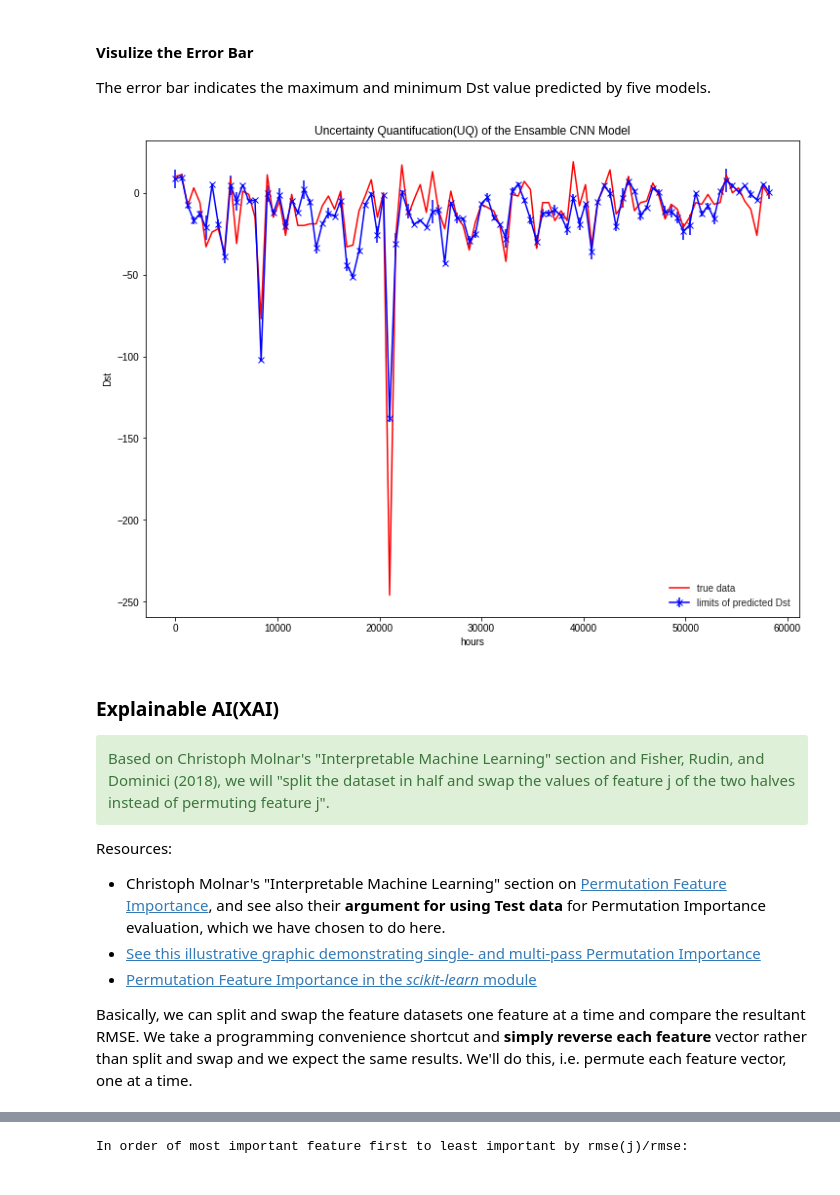
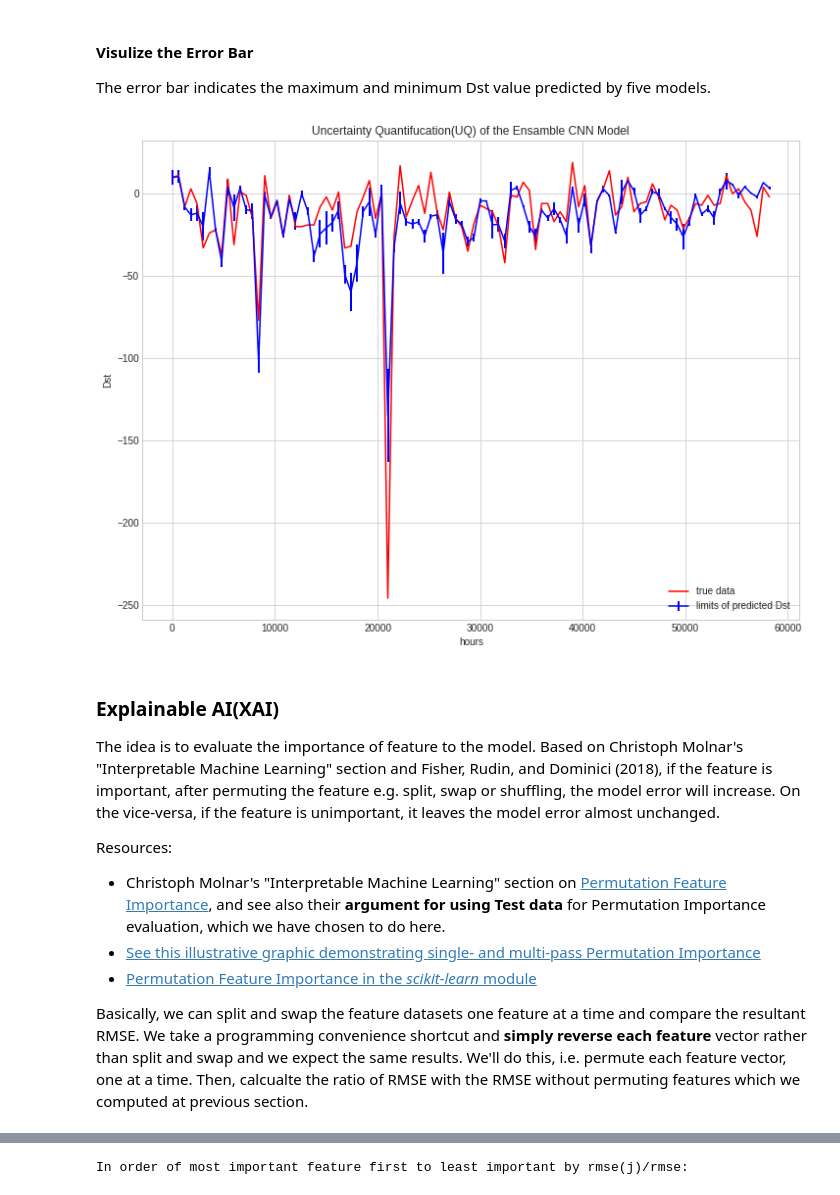
Before and after one commit to ai2es/tai4es-trustathon-2022, a Jupyter notebook: space/magnet_cnn_tutorial.ipynb, the cells around one changed output, grey strips where cells are left out. Cells and saved outputs as stored; diff of their text form; code cells hidden in the pictures.

```diff
--- a/space/magnet_cnn_tutorial.ipynb
+++ b/space/magnet_cnn_tutorial.ipynb
@@ -779,7 +812,8 @@ def predict_batch(
     model_t_plus_one_arr: List[tf.keras.Model],
     norm_df: pd.DataFrame,
     frequency: str,
-    comb_model: bool = False,
+    output_folder: str,
+    comb_model: bool = False
 ) -> Tuple[pd.DataFrame, List, List]:
     """
     Make predictions for multiple times; faster than ``predict_one_time``.
@@ -797,6 +831,7 @@ def predict_batch(
         model_t_plus_one_arr: List of models for time ``(t + 1)``
         norm_df: Scaling factors to normalize the data
         frequency: frequency of the model, "minute", "hour" or "hybrid"
+        output_folder: Path to the directory where normalisation dataframe will be saved
         comb_model: if ``True`` assumes a single model that predicts ``t`` and ``t+1``
 
     Returns:
@@ -832,7 +867,7 @@ def predict_batch(
     # prepare data
     if frequency == "minute":
         solar, train_cols = prepare_data_1_min(
-            solar.copy(), sunspots.copy(), norm_df=norm_df
+            solar.copy(), sunspots.copy(), output_folder=output_folder, norm_df=norm_df
         )
     elif frequency == "hour":
         solar, train_cols = prepare_data_hourly(
@@ -908,13 +943,8 @@ def predict_batch(
     return predictions, t0_predictions_set, t1_predictions_set
 # %%
 # measure performance
-model_t_arr, model_t_plus_1_arr, norm_df = load_models(output_folder, 1)
-dst_test["timedelta"] = pd.to_timedelta(dst_test["timedelta"])
-# exclude times in the first week + 1 hour of dst_test
-dst_test = dst_test.loc[dst_test["timedelta"] >= dt.timedelta(days=7, hours=1)].copy()
-
 predictions, t0_predictions_set, t1_predictions_set = predict_batch(
-    solar_test.copy(), sunspots_test, dst_test, model_t_arr, model_t_plus_1_arr, norm_df, "minute"
+    solar_test.copy(), sunspots_test, dst_test, model_t_arr, model_t_plus_1_arr, norm_df, "minute", output_folder
 )
 
 dst_test_1_min = pd.merge(dst_test, predictions, "left", ["timedelta", "period"])
@@ -939,11 +973,11 @@ RMSE for time t+1: 11.90
 # %%
-# select the max and min based on time for each five models
-def creat_model_uncertainty_array(N: int, predictions_set: List):
+# define the function for selecting the max and min difference based in each time steps for each five models
+def creat_model_uncertainty_array(N: int, predictions_set: List, ave_predictions_set: List):
     uncertainty = []
     for j in range(N):
         tmp_arr = []
         for i in range(len(predictions_set)):
-            tmp_arr.append(predictions_set[i][j])
+            tmp_arr.append(predictions_set[i][j] - ave_predictions_set[j])
         max_val = np.max(tmp_arr)
         min_val = np.min(tmp_arr)
         uncertainty.append(max_val - min_val)
@@ -981,10 +1015,10 @@ def plot_ErrorBar(true_dst: np.ndarray, predict_dst: np.ndarray, uncertainty: Li
     time, true, pred, predErr = select_by_freq(true_dst, predict_dst, uncertainty, freq)
 
     plt.plot(time, true, color="r", label="true data")
-    plt.errorbar(time, pred, predErr, color="b", label="limits of predicted Dst", fmt="x-")
+    plt.errorbar(time, pred, predErr, color="b", label="limits of predicted Dst", elinewidth = 2)
 
     plt.style.use('seaborn-whitegrid')
-    plt.title("Uncertainty Quantifucation(UQ) of the Ensamble CNN Model")
+    plt.title("Uncertainty Quantification(UQ) of the Ensamble CNN Model")
     plt.legend(loc='lower right')
     plt.xlabel("hours")
     plt.ylabel("Dst")
@@ -995,27 +1029,26 @@ The error bar indicates the maximum and minimum Dst value predicted by five mode
 # %%
 # plot the limits for the prediction model
 N = len(predictions)
-t0_uncern = creat_model_uncertainty_array(N, t0_predictions_set)
+t0_uncern = creat_model_uncertainty_array(N, t0_predictions_set, predictions["prediction_t"].values)
 time_arr = dst_test["timedelta"].values
 
 # Assign the number of frequency to plot the error bar.
 freq = 600
 plot_ErrorBar(dst_test_1_min["dst"].values, dst_test_1_min["prediction_t"].values, t0_uncern, freq)
 # %% [output]
-[figure, old version]
+[figure, new version]
 # %% [markdown]
 ### Explainable AI(XAI)
 
-<div class="alert alert-block alert-success">
-Based on Christoph Molnar's "Interpretable Machine Learning" section and Fisher, Rudin, and Dominici (2018), we will "split the dataset in half and swap the values of feature j of the two halves instead of permuting feature j".
-</div>
+The idea is to evaluate the importance of feature to the model. Based on Christoph Molnar's "Interpretable Machine Learning" section and Fisher, Rudin, and Dominici (2018), if the feature is important, after permuting the feature e.g. split, swap or shuffling, the model error will increase. On the vice-versa, if the feature is unimportant, it leaves the model error almost unchanged.
+
 
 Resources:
 *   Christoph Molnar's "Interpretable Machine Learning" section on [Permutation Feature Importance](https://christophm.github.io/interpretable-ml-book/feature-importance.html), and see also their <b>argument for using Test data</b> for Permutation Importance evaluation, which we have chosen to do here.
 *   [See this illustrative graphic demonstrating single- and multi-pass Permutation Importance](https://permutationimportance.readthedocs.io/en/latest/methods.html#permutation-importance)
 *   [Permutation Feature Importance in the <i>scikit-learn</i> module](https://scikit-learn.org/stable/modules/permutation_importance.html)
 
-Basically, we can split and swap the feature datasets one feature at a time and compare the resultant RMSE. We take a programming convenience shortcut and <b>simply reverse each feature</b> vector rather than split and swap and we expect the same results. We'll do this, i.e. permute each feature vector, one at a time.
+Basically, we can split and swap the feature datasets one feature at a time and compare the resultant RMSE. We take a programming convenience shortcut and <b>simply reverse each feature</b> vector rather than split and swap and we expect the same results. We'll do this, i.e. permute each feature vector, one at a time. Then, calcualte the ratio of RMSE with the RMSE without permuting features which we computed at previous section.
 # %%
 def permutation_importance(solar: pd.DataFrame,
     sunspots: pd.DataFrame,
```
Also changed, not shown: parts of 18 cells of this notebook, 12 other files.
